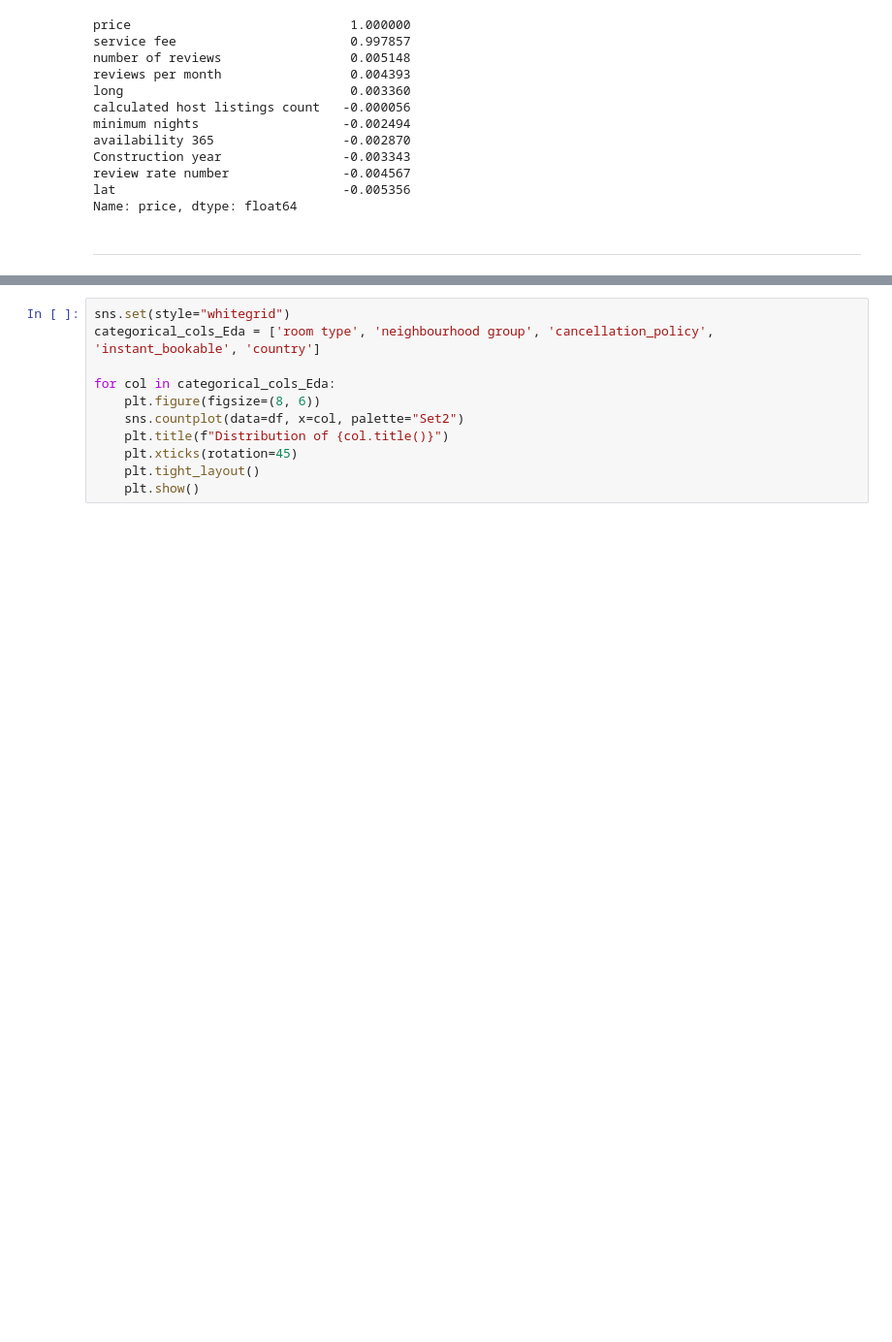
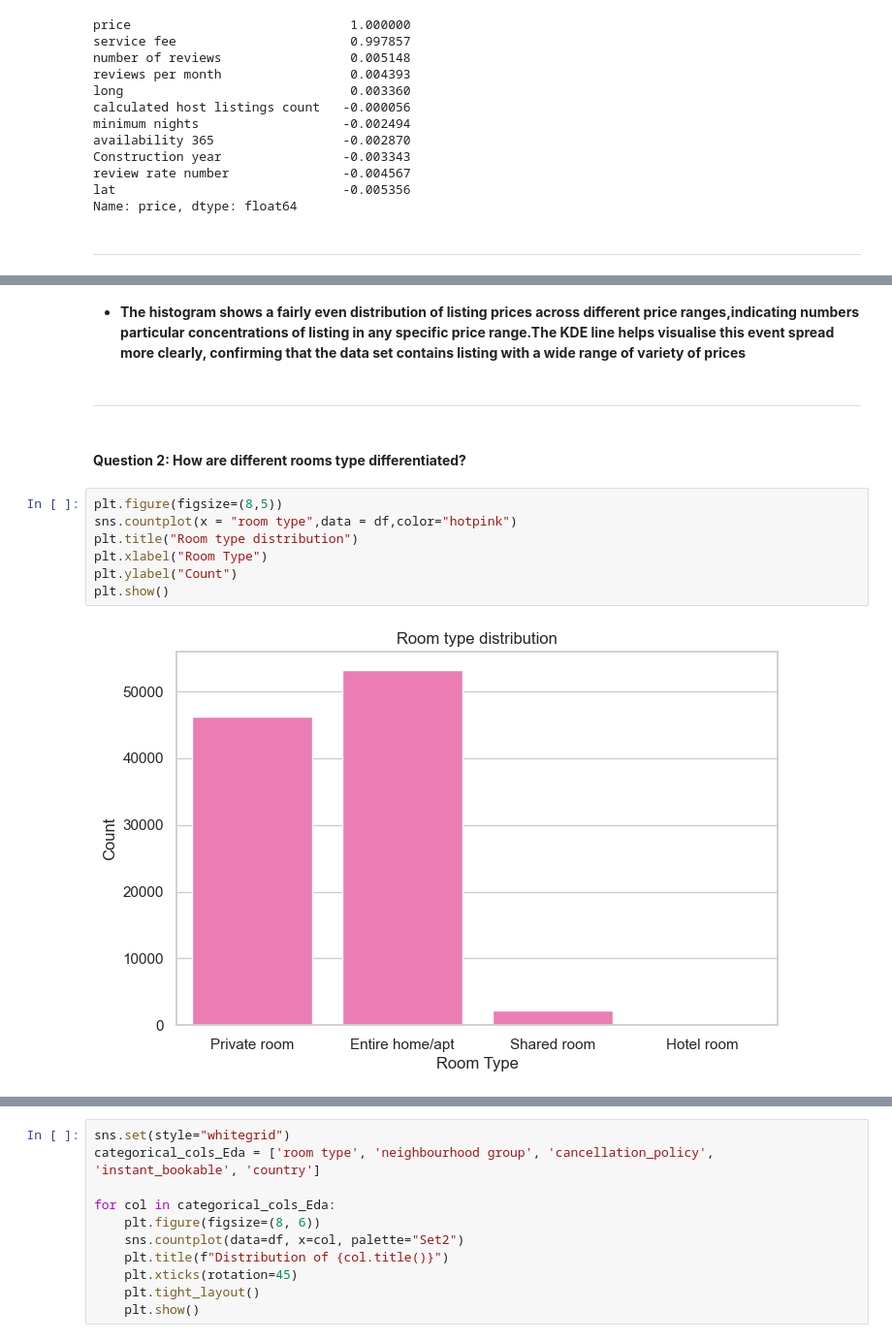
Before and after one commit to Nayann23/AIRBNB-PRICE-PREDICTION-ATTEMPT-TARGET-LEAKAGE-CASE-STUDY, a Jupyter notebook: Notebook/Airbnb-Reimagined-Deep-Data-Analysis-and-Cleaning-Pipeline.ipynb, the cells around one changed output, grey strips where cells are left out. Shown at 97% size. Saved outputs shown, nothing was run; the diff lists cells and outputs as text; blank space fills up the shorter version.

```diff
--- a/Notebook/Airbnb-Reimagined-Deep-Data-Analysis-and-Cleaning-Pipeline.ipynb
+++ b/Notebook/Airbnb-Reimagined-Deep-Data-Analysis-and-Cleaning-Pipeline.ipynb
@@ -325,0 +341,15 @@ Name: price, dtype: float64
+# %% [markdown]
+- **The histogram shows a fairly even distribution of listing prices across different price ranges,indicating numbers particular concentrations of listing in any specific price range.The KDE line helps visualise this event spread more clearly, confirming that the data set contains listing with a wide range of variety of prices**
+# %% [markdown]
+----
+# %% [markdown]
+####  **Question 2: How are different rooms type differentiated?**
+# %%
+plt.figure(figsize=(8,5))
+sns.countplot(x = "room type",data = df,color="hotpink")
+plt.title("Room type distribution")
+plt.xlabel("Room Type")
+plt.ylabel("Count")
+plt.show()
+# %% [output]
+[figure, added]
```
Also changed, not shown: parts of 30 cells of this notebook, 1 other file.
